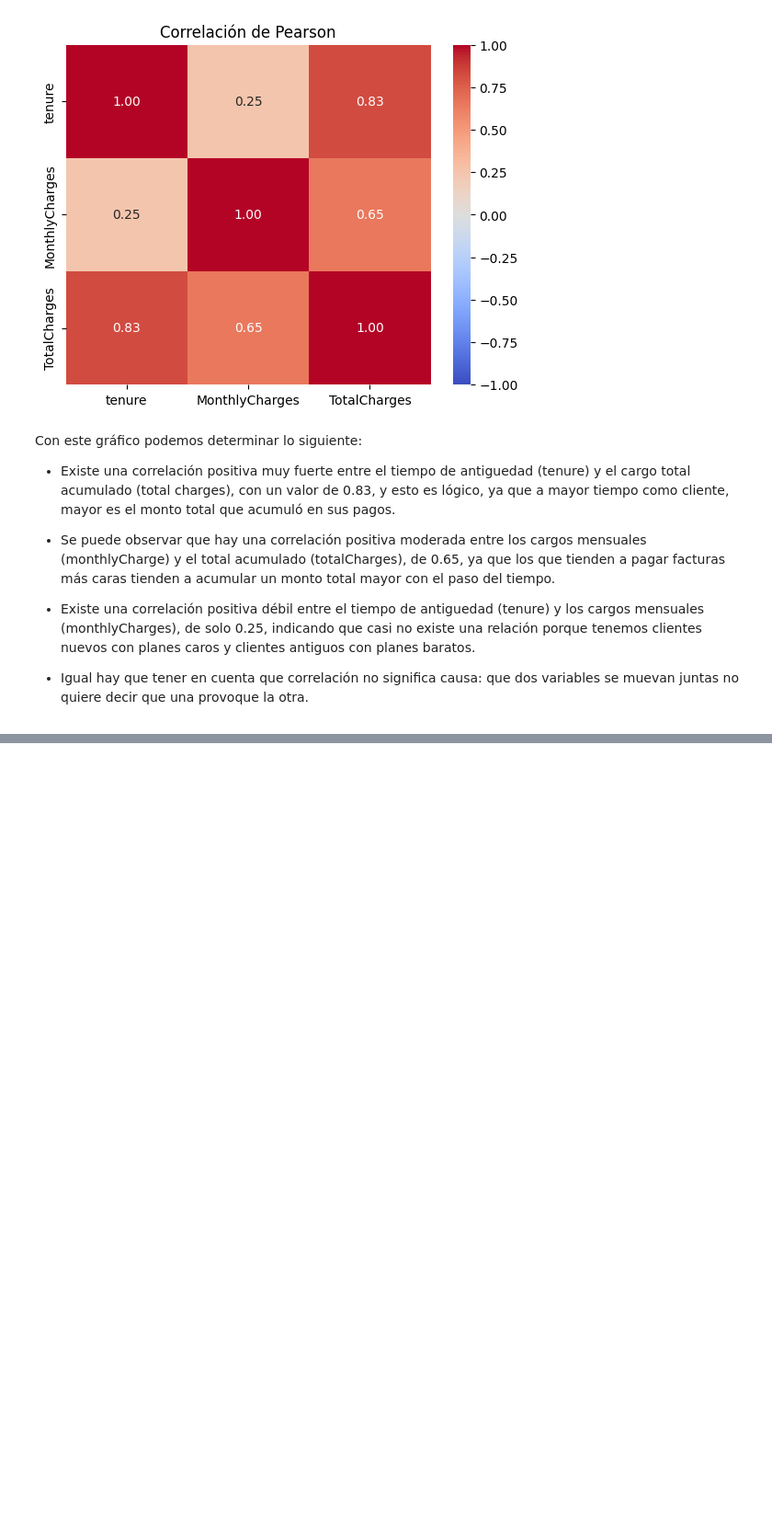
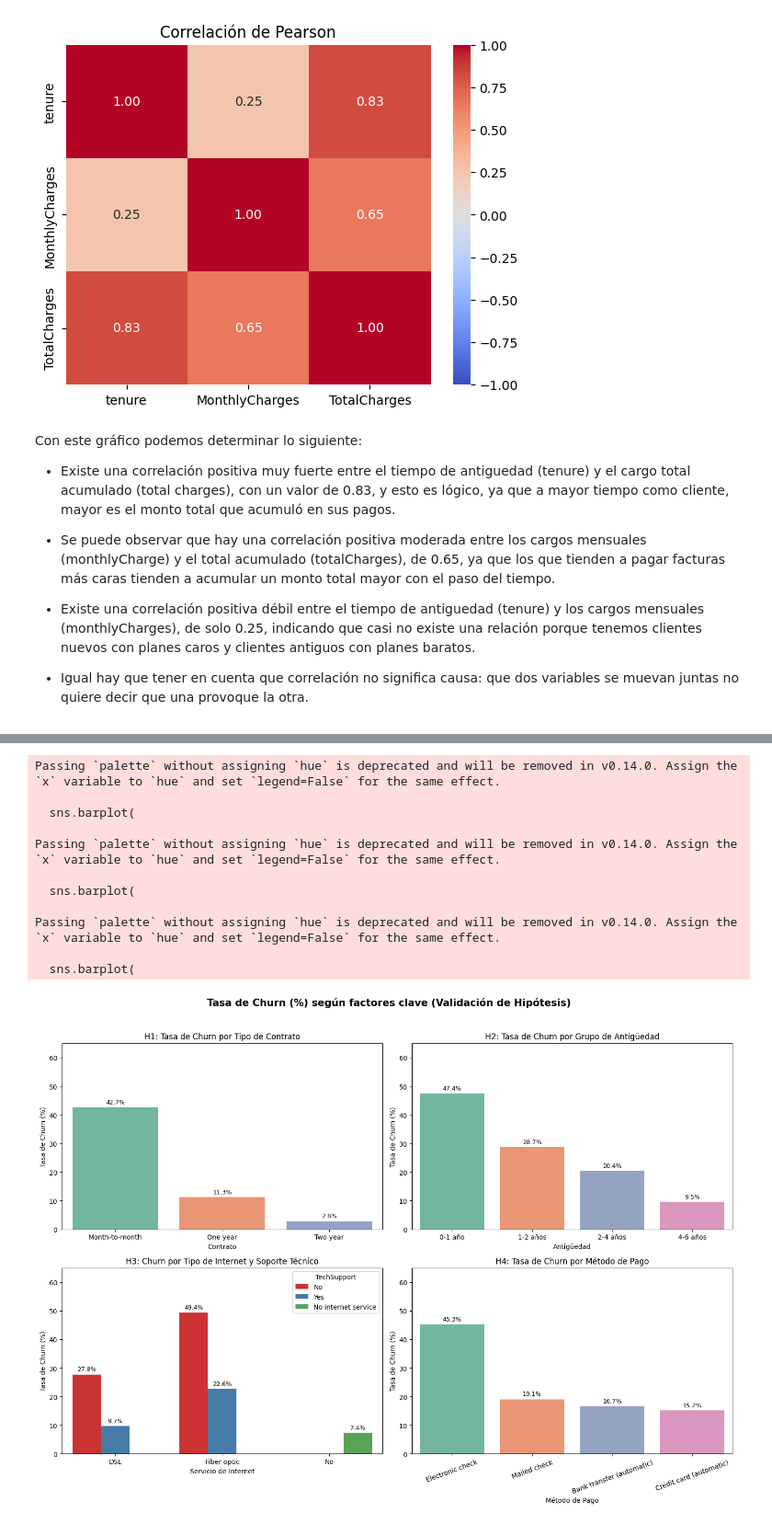
Before and after one commit to andyargg/tpi-analisis-de-datos, a Jupyter notebook: notebooks/TPI_Analisis_de_Datos.ipynb, the cells around one changed output, grey strips where cells are left out. Shown at 92% size. Drawn from its saved outputs; the diff is of its cells as text; code cells hidden in the pictures; blank space fills up the shorter version.

```diff
--- a/notebooks/TPI_Analisis_de_Datos.ipynb
+++ b/notebooks/TPI_Analisis_de_Datos.ipynb
@@ -482,0 +590,63 @@ Con este gráfico podemos determinar lo siguiente:
+# %%
+fig, axes = plt.subplots(2, 2, figsize=(15, 11))
+fig.suptitle("Tasa de Churn (%) según factores clave (Validación de Hipótesis)", fontsize=15, fontweight="bold")
+
+# H1: Tipo de Contrato
+sns.barplot(
+    data=df, x="Contract", y="ChurnNum", ax=axes[0, 0],
+    estimator=lambda x: x.mean() * 100, errorbar=None, palette="Set2",
+    order=["Month-to-month", "One year", "Two year"]
+)
+axes[0, 0].set_title("H1: Tasa de Churn por Tipo de Contrato")
+axes[0, 0].set_ylabel("Tasa de Churn (%)")
+axes[0, 0].set_xlabel("Contrato")
+
+# H2: Antigüedad (Tenure en grupos)
+sns.barplot(
+    data=df, x="GrupoAntiguedad", y="ChurnNum", ax=axes[0, 1],
+    estimator=lambda x: x.mean() * 100, errorbar=None, palette="Set2"
+)
+axes[0, 1].set_title("H2: Tasa de Churn por Grupo de Antigüedad")
+axes[0, 1].set_ylabel("Tasa de Churn (%)")
+axes[0, 1].set_xlabel("Antigüedad")
+
+# H3: Servicio de Internet y Soporte Técnico
+sns.barplot(
+    data=df, x="InternetService", y="ChurnNum", hue="TechSupport", ax=axes[1, 0],
+    estimator=lambda x: x.mean() * 100, errorbar=None, palette="Set1"
+)
+axes[1, 0].set_title("H3: Churn por Tipo de Internet y Soporte Técnico")
+axes[1, 0].set_ylabel("Tasa de Churn (%)")
+axes[1, 0].set_xlabel("Servicio de Internet")
+
+# H4: Método de Pago
+sns.barplot(
+    data=df, x="PaymentMethod", y="ChurnNum", ax=axes[1, 1],
+    estimator=lambda x: x.mean() * 100, errorbar=None, palette="Set2"
+)
+axes[1, 1].set_title("H4: Tasa de Churn por Método de Pago")
+axes[1, 1].set_ylabel("Tasa de Churn (%)")
+axes[1, 1].set_xlabel("Método de Pago")
+axes[1, 1].tick_params(axis="x", rotation=20)
+
+# Agregar etiquetas de porcentaje encima de cada barra
+for ax in axes.flat:
+    for container in ax.containers:
+        ax.bar_label(container, fmt="%.1f%%", padding=3, fontsize=9)
+    ax.set_ylim(0, 65)
+
+plt.tight_layout(rect=[0, 0, 1, 0.96])
+plt.show()
+# %% [output]
+Passing `palette` without assigning `hue` is deprecated and will be removed in v0.14.0. Assign the `x` variable to `hue` and set `legend=False` for the same effect.
+
+  sns.barplot(
+
+Passing `palette` without assigning `hue` is deprecated and will be removed in v0.14.0. Assign the `x` variable to `hue` and set `legend=False` for the same effect.
+
+  sns.barplot(
+
+Passing `palette` without assigning `hue` is deprecated and will be removed in v0.14.0. Assign the `x` variable to `hue` and set `legend=False` for the same effect.
+
+  sns.barplot(
+[figure, added]
```
Also changed, not shown: parts of 9 cells of this notebook.
